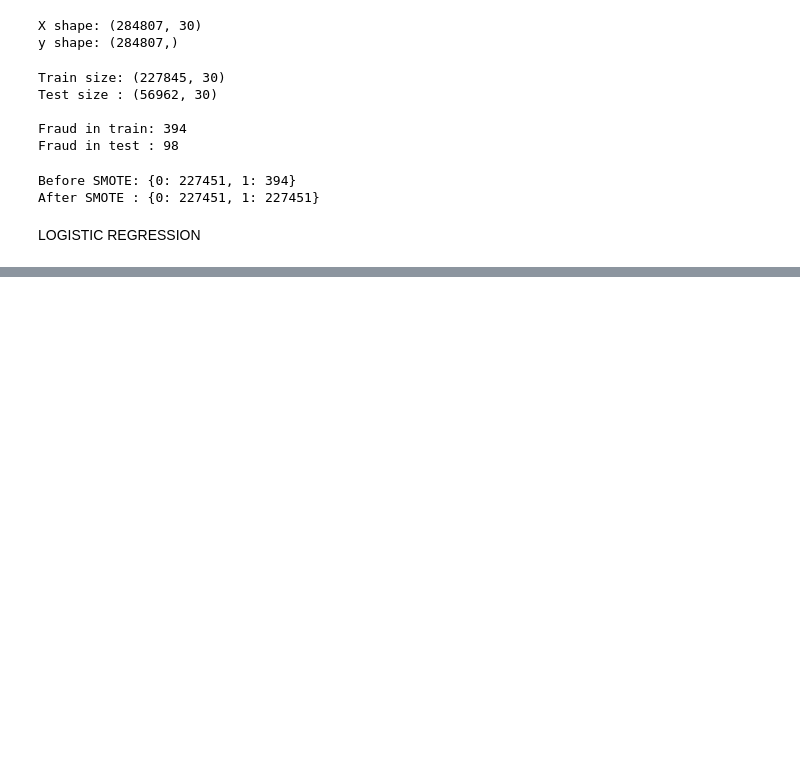
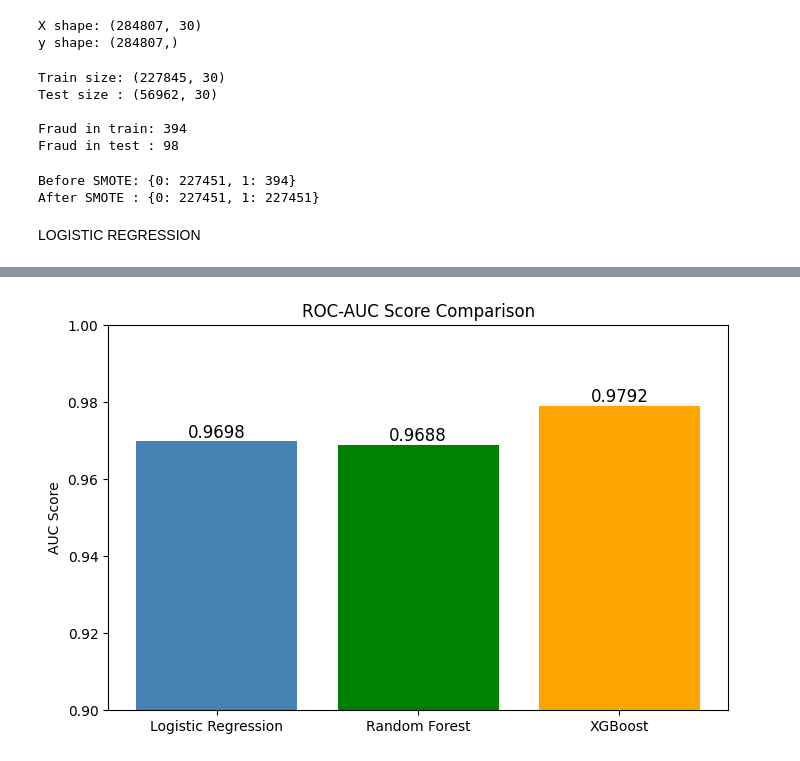
Before and after one commit to Priyanshi0004/credit-card-fraud-detection, a Jupyter notebook: notebooks/fraud_detection.ipynb, the cells around one changed output, grey strips where cells are left out. Saved outputs shown, nothing was run; the diff lists cells and outputs as text; code cells hidden in the pictures; blank space fills up the shorter version.

```diff
--- a/notebooks/fraud_detection.ipynb
+++ b/notebooks/fraud_detection.ipynb
@@ -222,0 +267,17 @@ NameError: name 'y_pred_proba' is not defined
+# %%
+models     = ['Logistic Regression', 'Random Forest', 'XGBoost']
+auc_scores = [lr_auc, rf_auc, xgb_auc]
+
+plt.figure(figsize=(8,5))
+bars = plt.bar(models, auc_scores, color=['steelblue','green','orange'])
+plt.ylim(0.9, 1.0)
+plt.title('ROC-AUC Score Comparison')
+plt.ylabel('AUC Score')
+
+for bar, score in zip(bars, auc_scores):
+    plt.text(bar.get_x() + bar.get_width()/2,
+             bar.get_height() + 0.001,
+             f'{score:.4f}', ha='center', fontsize=12)
+plt.show()
+# %% [output]
+[figure, added]
```
Also changed, not shown: parts of 7 cells of this notebook, 2 other files.
